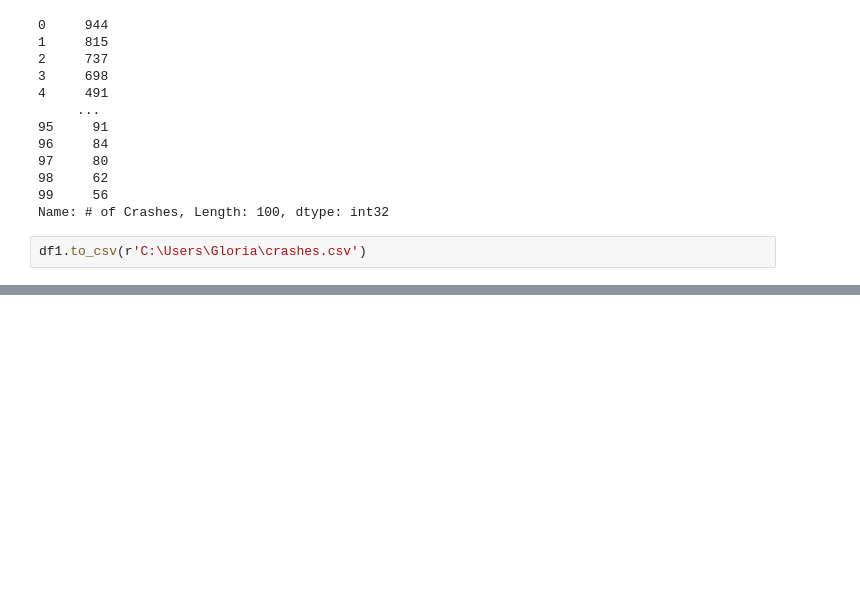
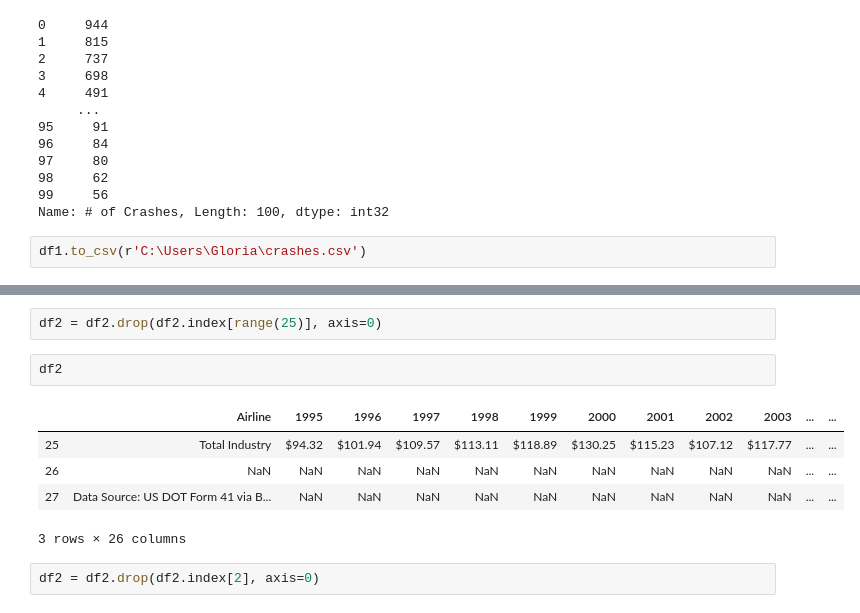
Before and after one commit to gloriaypradal/DSC640_Airplane, a Jupyter notebook: Untitled16.ipynb, the cells around one changed output, grey strips where cells are left out. Drawn from its saved outputs; the diff is of its cells as text; blank space fills up the shorter version.

```diff
--- a/Untitled16.ipynb
+++ b/Untitled16.ipynb
@@ -199,0 +223,12 @@ df1.to_csv(r'C:\Users\Gloria\crashes.csv')
+# %%
+df2 = df2.drop(df2.index[range(25)], axis=0)
+# %%
+df2
+# %% [output]
+|  | Airline | 1995 | 1996 | 1997 | 1998 | 1999 | 2000 | 2001 | 2002 | 2003 | ... | ... |
+| 25 | Total Industry | $94.32 | $101.94 | $109.57 | $113.11 | $118.89 | $130.25 | $115.23 | $107.12 | $117.77 | ... | ... |
+| 26 | NaN | NaN | NaN | NaN | NaN | NaN | NaN | NaN | NaN | NaN | ... | ... |
+| 27 | Data Source: US DOT Form 41 via B... | NaN | NaN | NaN | NaN | NaN | NaN | NaN | NaN | NaN | ... | ... |
+3 rows × 26 columns
+# %%
+df2 = df2.drop(df2.index[2], axis=0)
```
Also changed, not shown: parts of 8 cells of this notebook.
